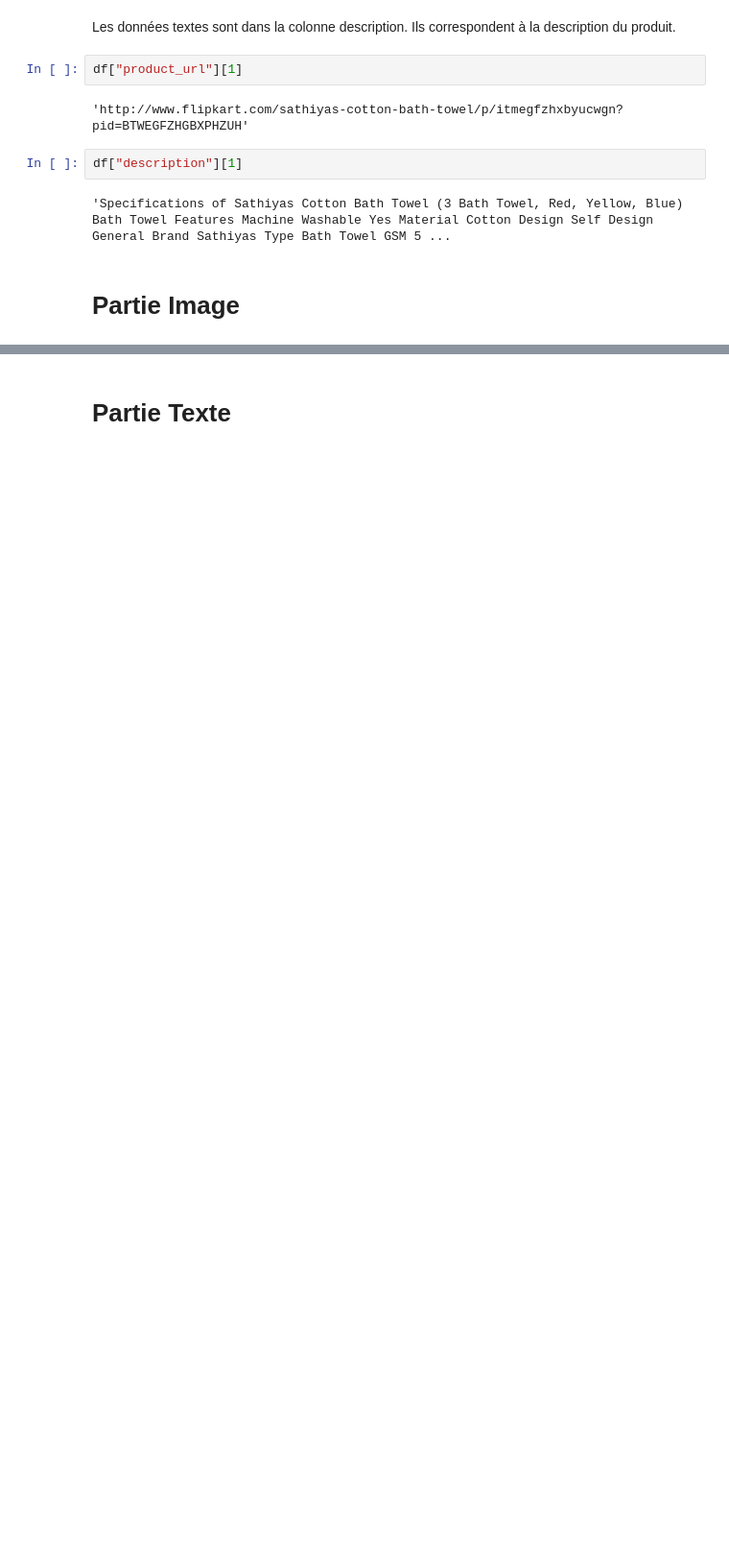
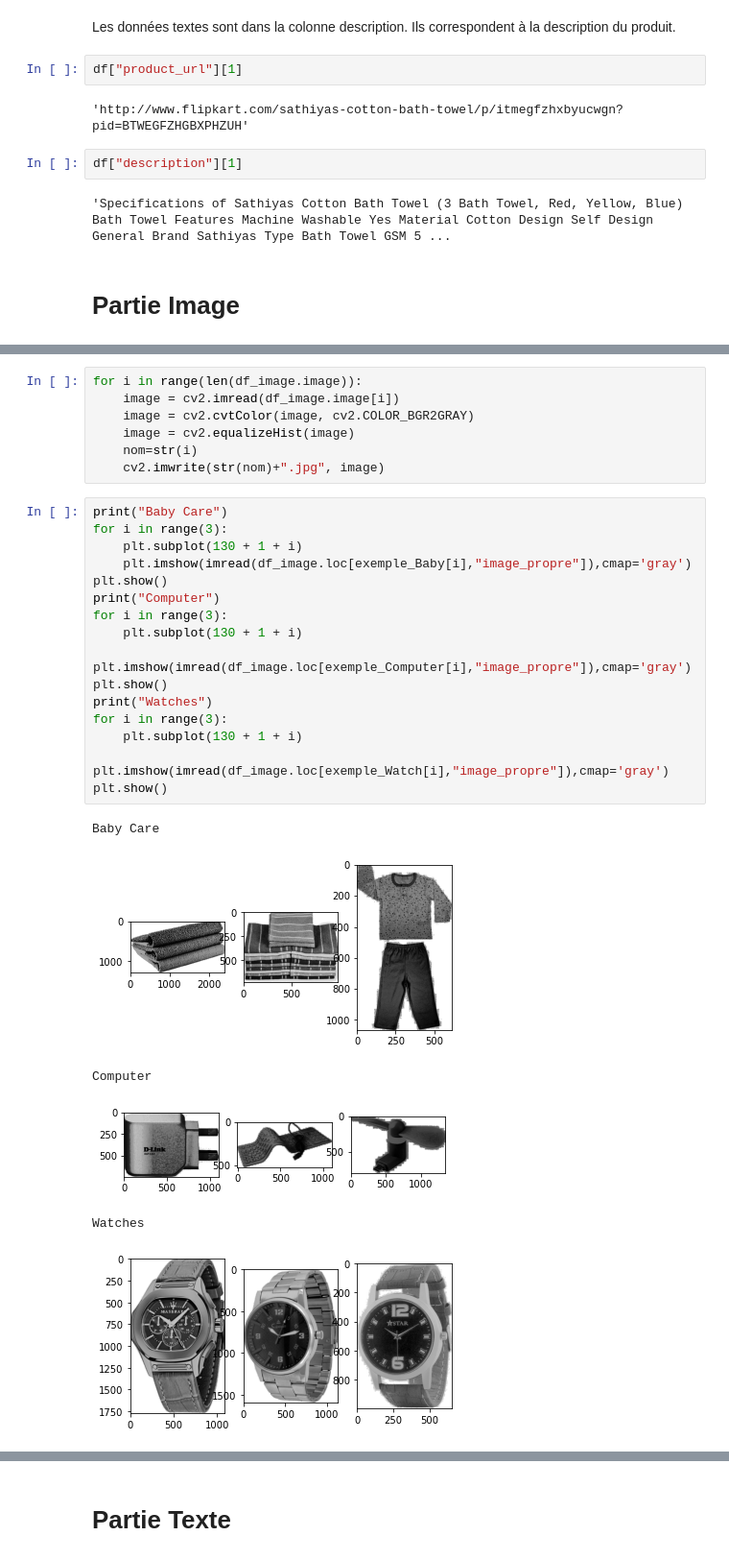
Before and after one commit to 0SJ0/Marketplace, a Jupyter notebook: P6_Notebook.ipynb, the cells around one changed output, grey strips where cells are left out. Shown at 96% size. Cells and saved outputs as stored; diff of their text form; blank space fills up the shorter version.

```diff
--- a/P6_Notebook.ipynb
+++ b/P6_Notebook.ipynb
@@ -129,0 +253,30 @@ df["description"][1]
+# %%
+for i in range(len(df_image.image)):
+    image = cv2.imread(df_image.image[i])
+    image = cv2.cvtColor(image, cv2.COLOR_BGR2GRAY)
+    image = cv2.equalizeHist(image)
+    nom=str(i)
+    cv2.imwrite(str(nom)+".jpg", image)
+# %%
+print("Baby Care")
+for i in range(3):
+    plt.subplot(130 + 1 + i)
+    plt.imshow(imread(df_image.loc[exemple_Baby[i],"image_propre"]),cmap='gray')
+plt.show()
+print("Computer")
+for i in range(3):
+    plt.subplot(130 + 1 + i)
+    plt.imshow(imread(df_image.loc[exemple_Computer[i],"image_propre"]),cmap='gray')
+plt.show()
+print("Watches")
+for i in range(3):
+    plt.subplot(130 + 1 + i)
+    plt.imshow(imread(df_image.loc[exemple_Watch[i],"image_propre"]),cmap='gray')
+plt.show()
+# %% [output]
+Baby Care
+[figure, added]
+Computer
+[figure, added]
+Watches
+[figure, added]
```
Also changed, not shown: parts of 38 cells of this notebook.
